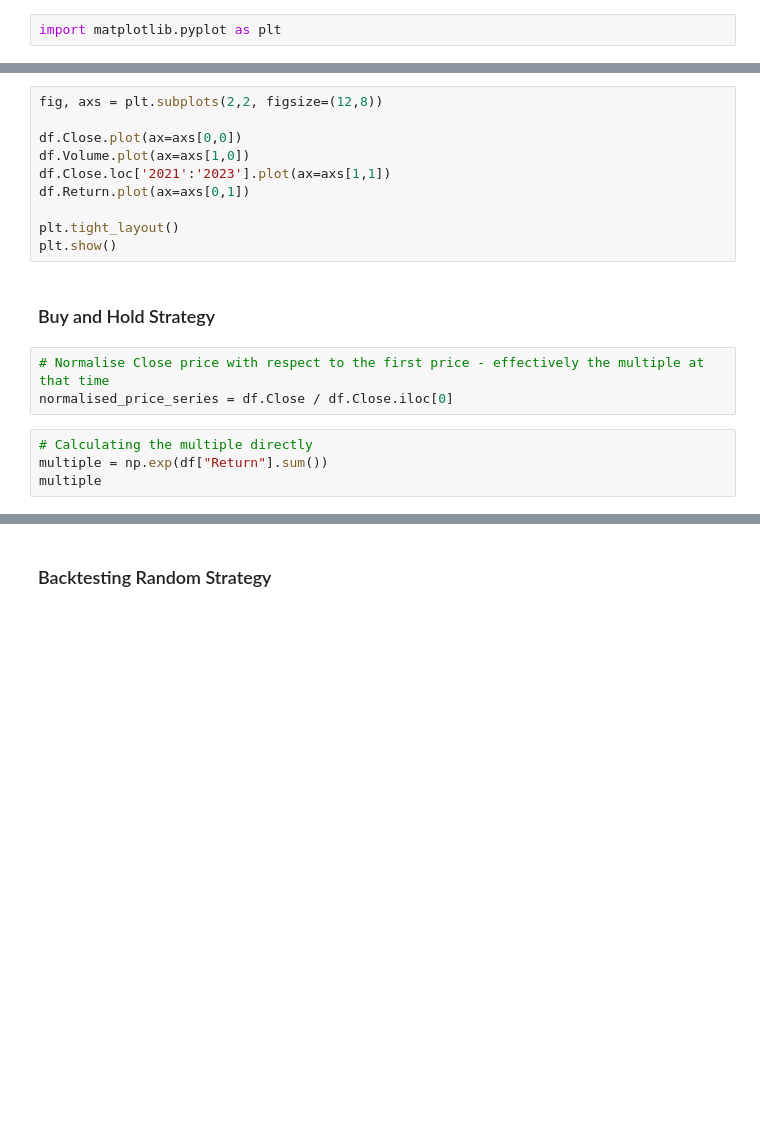
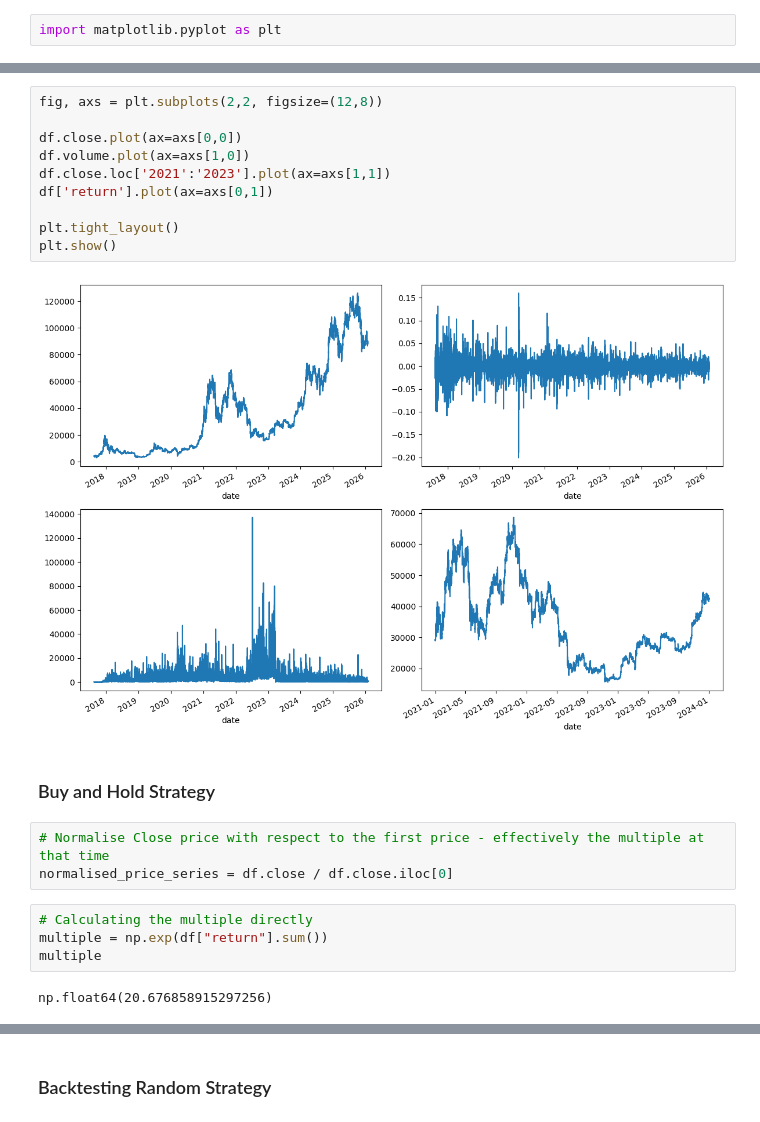
Before and after one commit to jctaylor11/algotrader-playground, a Jupyter notebook: notebooks/backtester.ipynb, the cells around one changed output, grey strips where cells are left out. Saved outputs shown, nothing was run; the diff lists cells and outputs as text; blank space fills up the shorter version.

```diff
--- a/notebooks/backtester.ipynb
+++ b/notebooks/backtester.ipynb
@@ -37,21 +73,25 @@ plt.show()
 # %%
 fig, axs = plt.subplots(2,2, figsize=(12,8))
 
-df.Close.plot(ax=axs[0,0])
-df.Volume.plot(ax=axs[1,0])
-df.Close.loc['2021':'2023'].plot(ax=axs[1,1])
-df.Return.plot(ax=axs[0,1])
+df.close.plot(ax=axs[0,0])
+df.volume.plot(ax=axs[1,0])
+df.close.loc['2021':'2023'].plot(ax=axs[1,1])
+df['return'].plot(ax=axs[0,1])
 
 plt.tight_layout()
 plt.show()
+# %% [output]
+[figure, added]
 # %% [markdown]
 ### Buy and Hold Strategy
 # %%
 # Normalise Close price with respect to the first price - effectively the multiple at that time
-normalised_price_series = df.Close / df.Close.iloc[0]
+normalised_price_series = df.close / df.close.iloc[0]
 # %%
 # Calculating the multiple directly
-multiple = np.exp(df["Return"].sum())
+multiple = np.exp(df["return"].sum())
 multiple
+# %% [output]
+np.float64(20.676858915297256)
 # %%
 # Cumulative return from buying and holding
```
Also changed, not shown: parts of 25 cells of this notebook, 2 other files.
